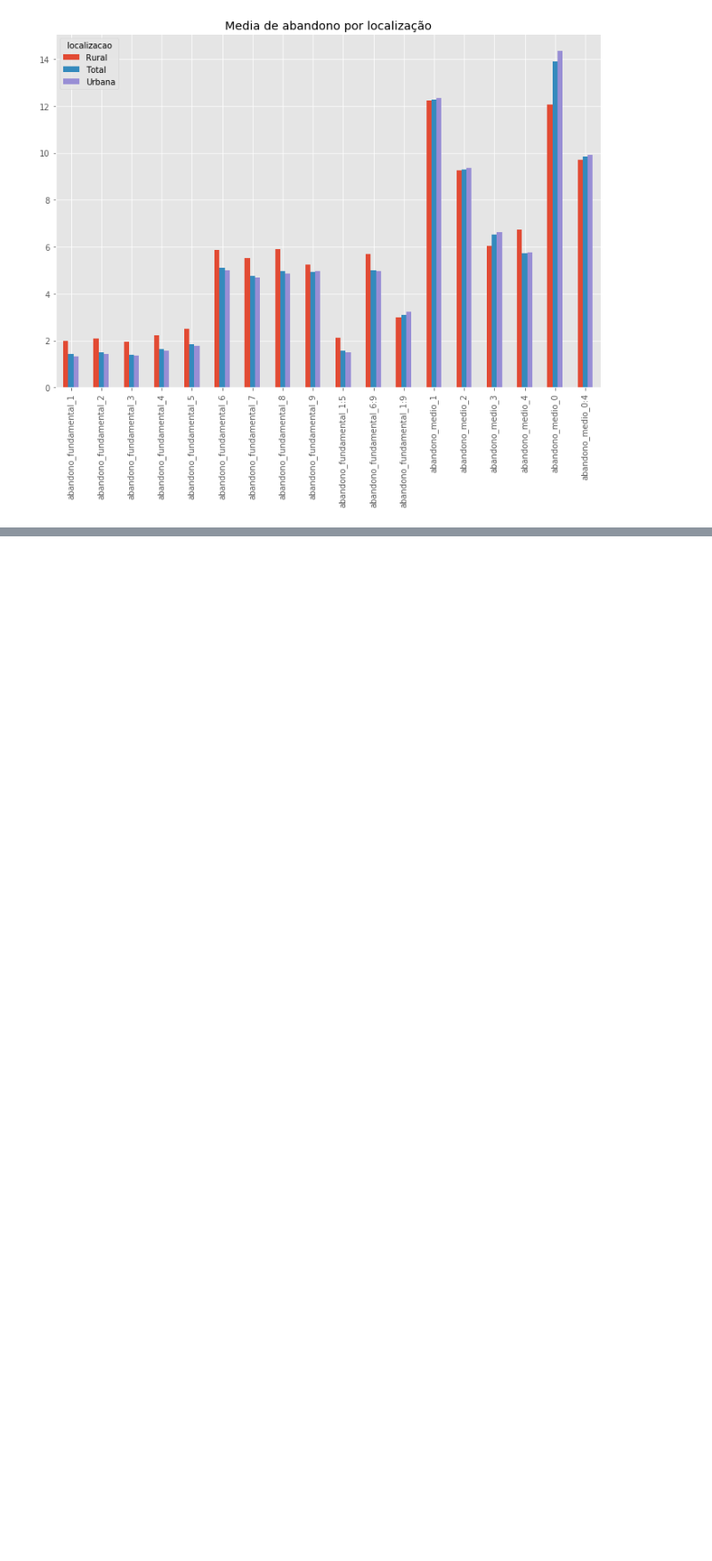
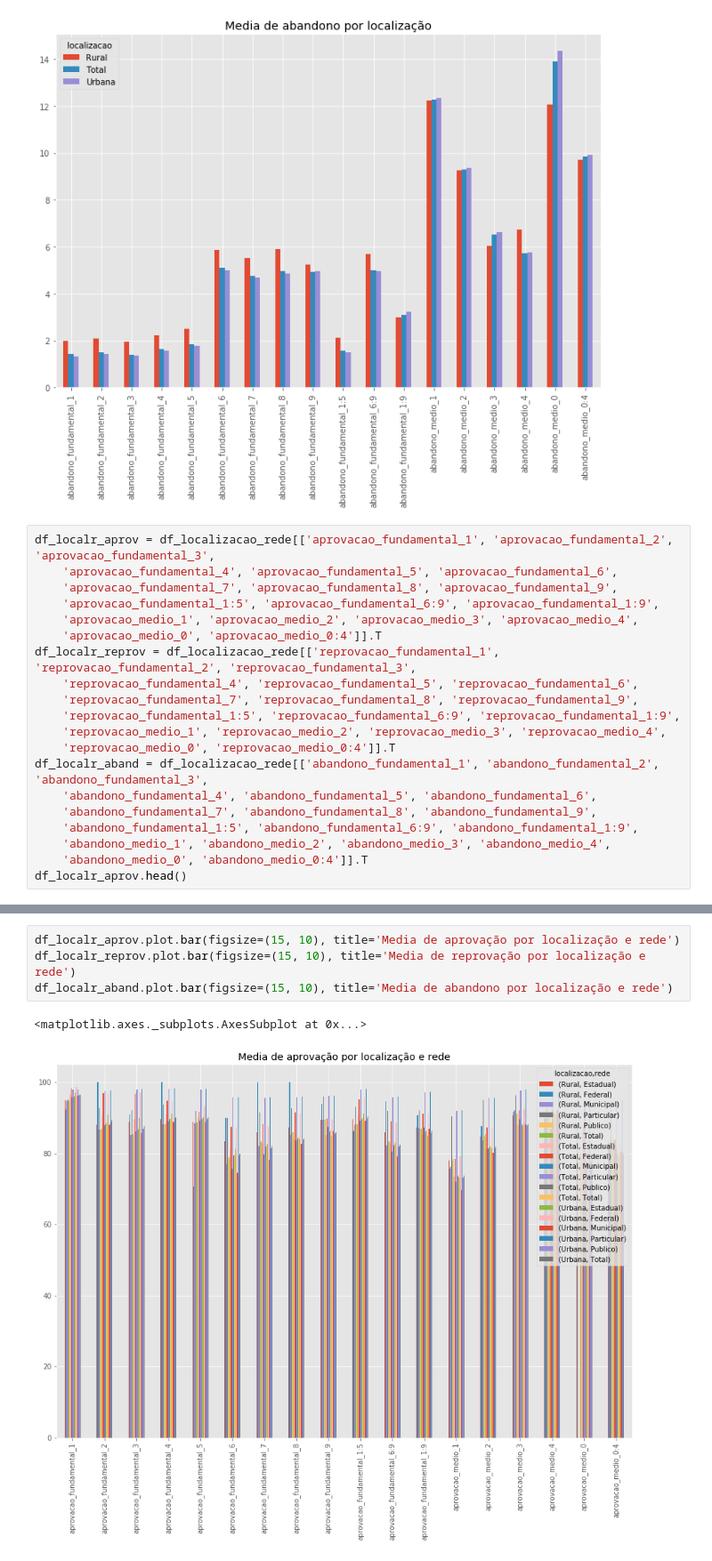
Before and after one commit to if1015-datascience-ufpe/2018-2-projeto-petshop, a Jupyter notebook: rendimento_ensinobasico.ipynb, the cells around one changed output, grey strips where cells are left out. Shown at 89% size. Saved outputs shown, nothing was run; the diff lists cells and outputs as text; blank space fills up the shorter version.

Commit message:
gráficos de localidade e rede

```diff
--- a/rendimento_ensinobasico.ipynb
+++ b/rendimento_ensinobasico.ipynb
@@ -205,3 +205,23 @@ df_local_aband.plot.bar(figsize=(12, 8), title='Media de abandono por localizaç
 [figure]
 [figure]
 [figure]
+# %%
+df_localr_aprov = df_localizacao_rede[['aprovacao_fundamental_1', 'aprovacao_fundamental_2', 'aprovacao_fundamental_3',
+    'aprovacao_fundamental_4', 'aprovacao_fundamental_5', 'aprovacao_fundamental_6',
+    'aprovacao_fundamental_7', 'aprovacao_fundamental_8', 'aprovacao_fundamental_9',
+    'aprovacao_fundamental_1:5', 'aprovacao_fundamental_6:9', 'aprovacao_fundamental_1:9',
+    'aprovacao_medio_1', 'aprovacao_medio_2', 'aprovacao_medio_3', 'aprovacao_medio_4',
+    'aprovacao_medio_0', 'aprovacao_medio_0:4']].T
+df_localr_reprov = df_localizacao_rede[['reprovacao_fundamental_1', 'reprovacao_fundamental_2', 'reprovacao_fundamental_3',
+    'reprovacao_fundamental_4', 'reprovacao_fundamental_5', 'reprovacao_fundamental_6',
+    'reprovacao_fundamental_7', 'reprovacao_fundamental_8', 'reprovacao_fundamental_9',
+    'reprovacao_fundamental_1:5', 'reprovacao_fundamental_6:9', 'reprovacao_fundamental_1:9',
+    'reprovacao_medio_1', 'reprovacao_medio_2', 'reprovacao_medio_3', 'reprovacao_medio_4',
+    'reprovacao_medio_0', 'reprovacao_medio_0:4']].T
+df_localr_aband = df_localizacao_rede[['abandono_fundamental_1', 'abandono_fundamental_2', 'abandono_fundamental_3',
+    'abandono_fundamental_4', 'abandono_fundamental_5', 'abandono_fundamental_6',
+    'abandono_fundamental_7', 'abandono_fundamental_8', 'abandono_fundamental_9',
+    'abandono_fundamental_1:5', 'abandono_fundamental_6:9', 'abandono_fundamental_1:9',
+    'abandono_medio_1', 'abandono_medio_2', 'abandono_medio_3', 'abandono_medio_4',
+    'abandono_medio_0', 'abandono_medio_0:4']].T
+df_localr_aprov.head()
@@ -207,0 +236,7 @@ df_local_aband.plot.bar(figsize=(12, 8), title='Media de abandono por localizaç
+# %%
+df_localr_aprov.plot.bar(figsize=(15, 10), title='Media de aprovação por localização e rede')
+df_localr_reprov.plot.bar(figsize=(15, 10), title='Media de reprovação por localização e rede')
+df_localr_aband.plot.bar(figsize=(15, 10), title='Media de abandono por localização e rede')
+# %% [output]
+<matplotlib.axes._subplots.AxesSubplot at 0x...>
+[figure, added]
```
Also changed, not shown: parts of 2 cells of this notebook.
